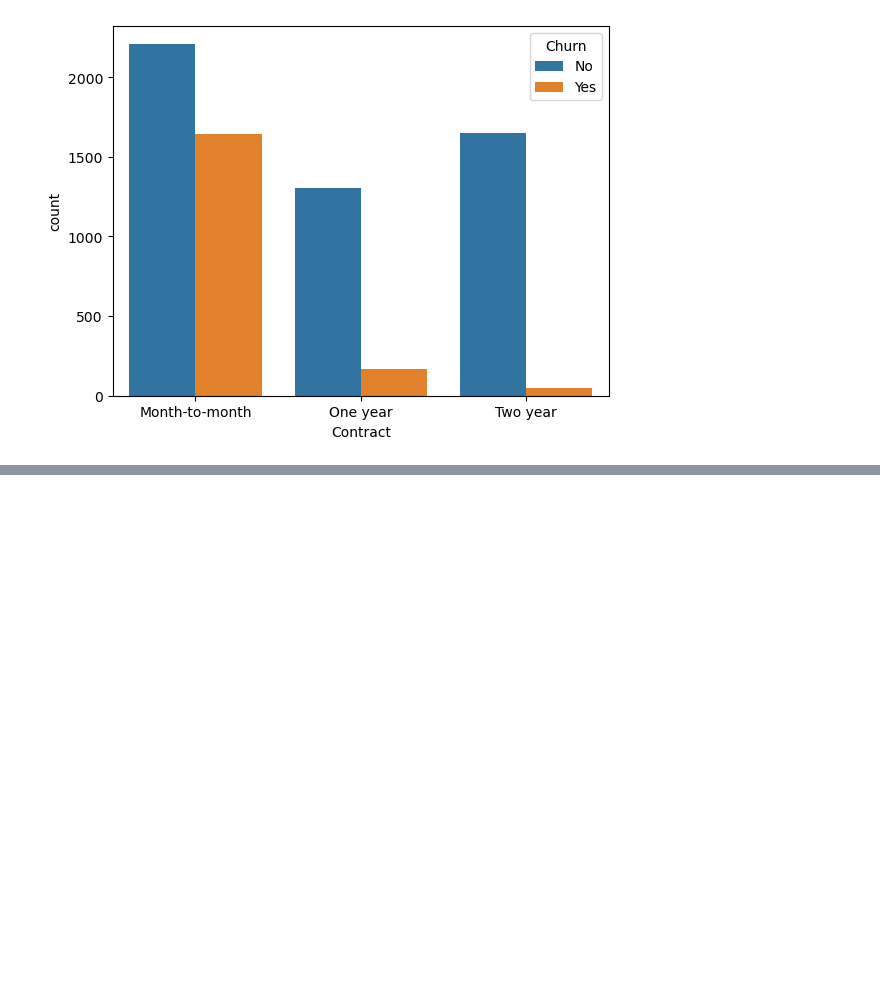
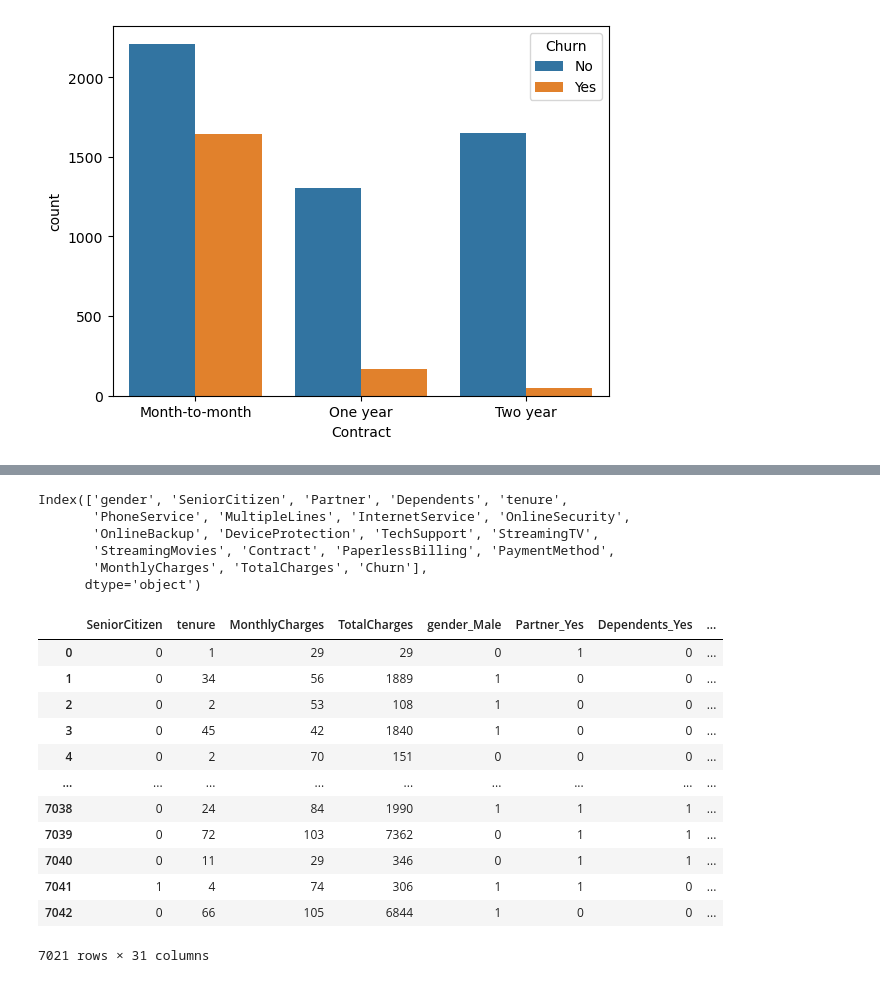
Before and after one commit to khairbakshnoor-pixel/LEARNING-ML-by-SMIT, a Jupyter notebook: LEARNING-ML-by-SMIT/applying_models_on_churn_dataset.ipynb, the cells around one changed output, grey strips where cells are left out. Cells and saved outputs as stored; diff of their text form; code cells hidden in the pictures; blank space fills up the shorter version.

```diff
--- a/LEARNING-ML-by-SMIT/applying_models_on_churn_dataset.ipynb
+++ b/LEARNING-ML-by-SMIT/applying_models_on_churn_dataset.ipynb
@@ -157,0 +168,27 @@ sns.countplot(data=df,x="Contract",hue="Churn")
+# %%
+df.columns
+# %% [output]
+Index(['gender', 'SeniorCitizen', 'Partner', 'Dependents', 'tenure',
+       'PhoneService', 'MultipleLines', 'InternetService', 'OnlineSecurity',
+       'OnlineBackup', 'DeviceProtection', 'TechSupport', 'StreamingTV',
+       'StreamingMovies', 'Contract', 'PaperlessBilling', 'PaymentMethod',
+       'MonthlyCharges', 'TotalCharges', 'Churn'],
+      dtype='object')
+# %%
+df=pd.get_dummies(df,drop_first=True).astype(int)
+# %%
+df
+# %% [output]
+|  | SeniorCitizen | tenure | MonthlyCharges | TotalCharges | gender_Male | Partner_Yes | Dependents_Yes | ... |
+| 0 | 0 | 1 | 29 | 29 | 0 | 1 | 0 | ... |
+| 1 | 0 | 34 | 56 | 1889 | 1 | 0 | 0 | ... |
+| 2 | 0 | 2 | 53 | 108 | 1 | 0 | 0 | ... |
+| 3 | 0 | 45 | 42 | 1840 | 1 | 0 | 0 | ... |
+| 4 | 0 | 2 | 70 | 151 | 0 | 0 | 0 | ... |
+| ... | ... | ... | ... | ... | ... | ... | ... | ... |
+| 7038 | 0 | 24 | 84 | 1990 | 1 | 1 | 1 | ... |
+| 7039 | 0 | 72 | 103 | 7362 | 0 | 1 | 1 | ... |
+| 7040 | 0 | 11 | 29 | 346 | 0 | 1 | 1 | ... |
+| 7041 | 1 | 4 | 74 | 306 | 1 | 1 | 0 | ... |
+| 7042 | 0 | 66 | 105 | 6844 | 1 | 0 | 0 | ... |
+7021 rows × 31 columns
```
Also changed, not shown: parts of 2 cells of this notebook.
